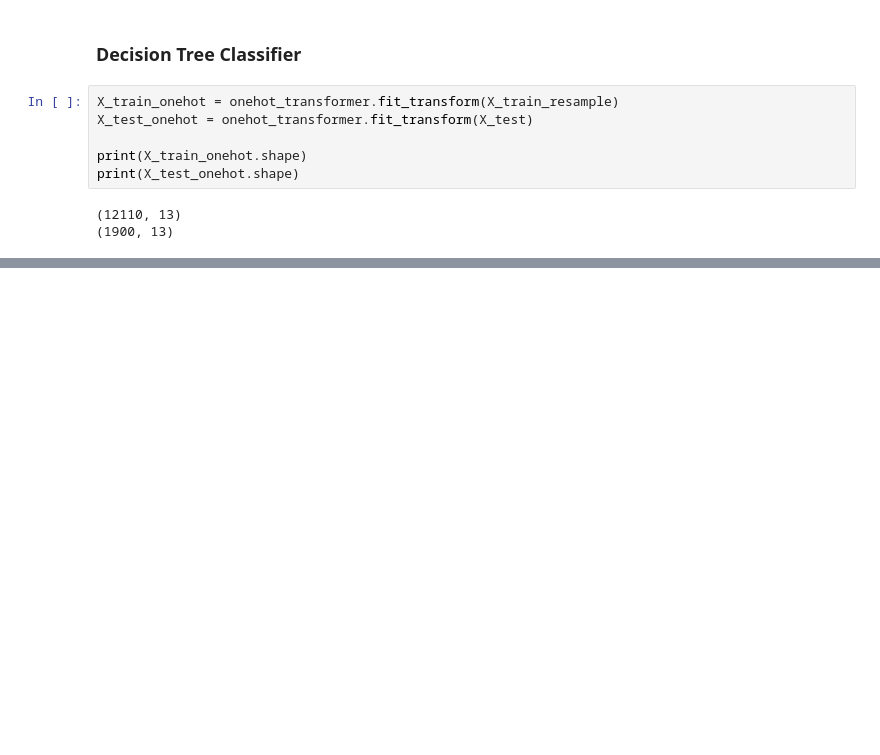
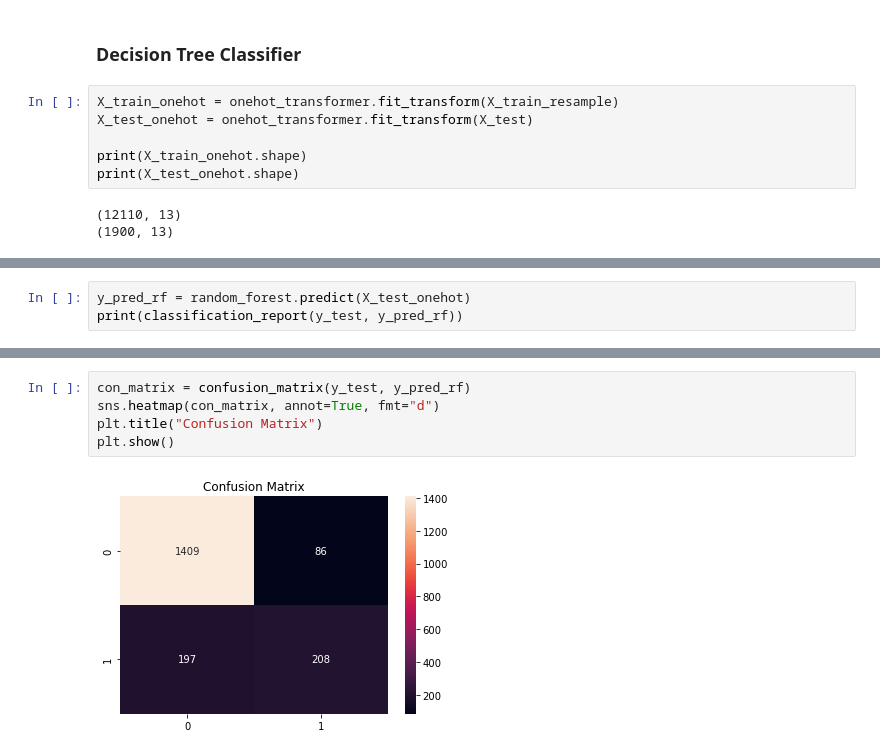
Before and after one commit to olihofmann/cas-aml, a Jupyter notebook: customer-churn-prediction/classical_algorithms.ipynb, the cells around one changed output, grey strips where cells are left out. Drawn from its saved outputs; the diff is of its cells as text; blank space fills up the shorter version.

```diff
--- a/customer-churn-prediction/classical_algorithms.ipynb
+++ b/customer-churn-prediction/classical_algorithms.ipynb
@@ -375,0 +415,3 @@ weighted avg       0.82      0.76      0.78      1900
+# %%
+y_pred_rf = random_forest.predict(X_test_onehot)
+print(classification_report(y_test, y_pred_rf))
@@ -375,0 +427,7 @@ weighted avg       0.82      0.76      0.78      1900
+# %%
+con_matrix = confusion_matrix(y_test, y_pred_rf)
+sns.heatmap(con_matrix, annot=True, fmt="d")
+plt.title("Confusion Matrix")
+plt.show()
+# %% [output]
+[figure, added]
```
Also changed, not shown: parts of 17 cells of this notebook.
